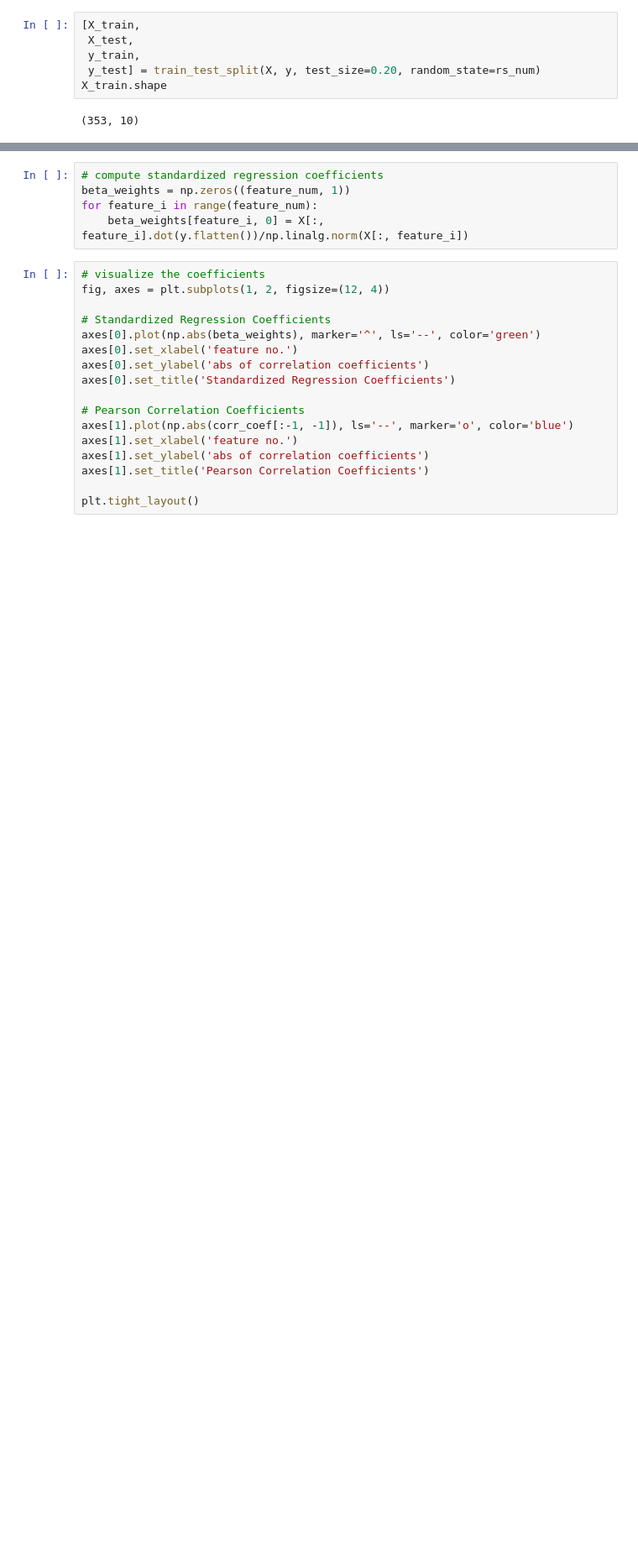
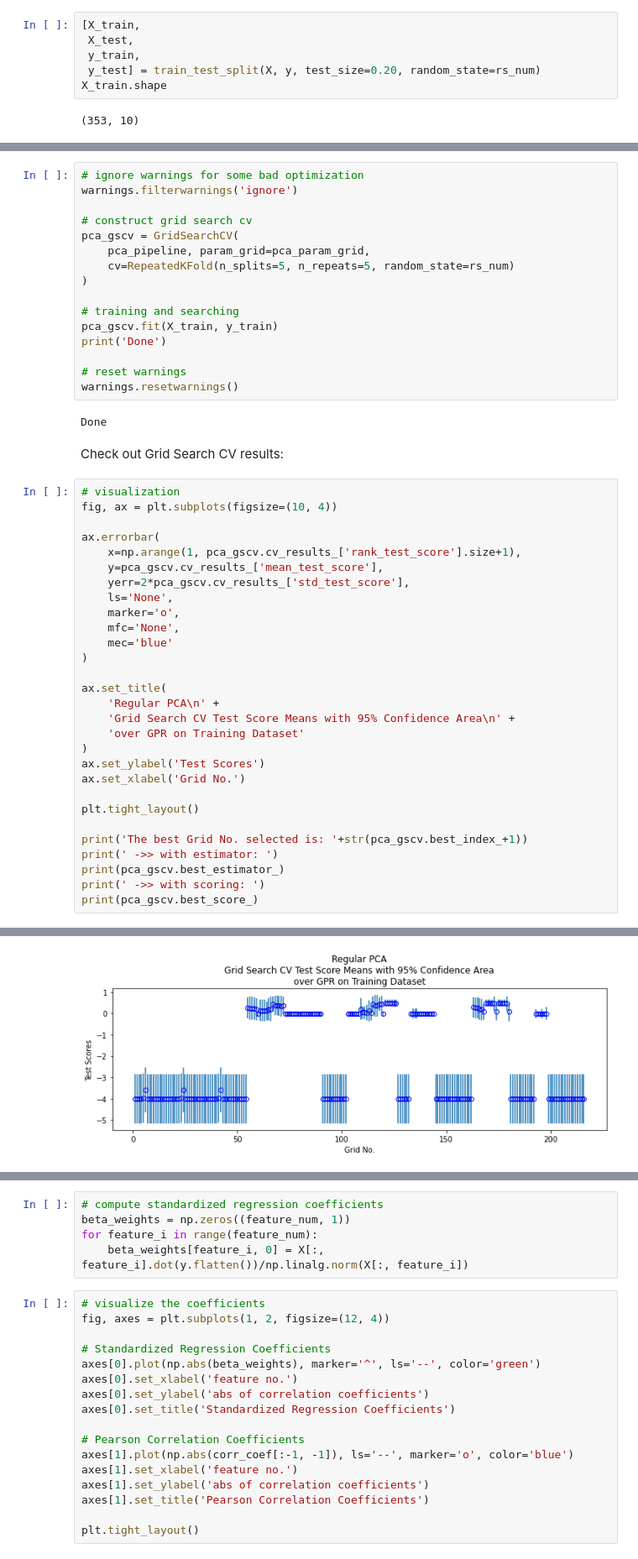
Before and after one commit to Chao8219/scikit_learn_showcase, a Jupyter notebook: jupyter_notebooks/supervised_PCA_w_GPR.ipynb, the cells around one changed output, grey strips where cells are left out. Shown at 84% size. Drawn from its saved outputs; the diff is of its cells as text; blank space fills up the shorter version.

Commit message:
pca with grid search added

```diff
--- a/jupyter_notebooks/supervised_PCA_w_GPR.ipynb
+++ b/jupyter_notebooks/supervised_PCA_w_GPR.ipynb
@@ -137,0 +237,50 @@ plt.tight_layout()
+# %%
+# ignore warnings for some bad optimization
+warnings.filterwarnings('ignore')
+
+# construct grid search cv
+pca_gscv = GridSearchCV(
+    pca_pipeline, param_grid=pca_param_grid,
+    cv=RepeatedKFold(n_splits=5, n_repeats=5, random_state=rs_num)
+)
+
+# training and searching
+pca_gscv.fit(X_train, y_train)
+print('Done')
+
+# reset warnings
+warnings.resetwarnings()
+# %% [output]
+Done
+# %% [markdown]
+Check out Grid Search CV results:
+# %%
+# visualization
+fig, ax = plt.subplots(figsize=(10, 4))
+
+ax.errorbar(
+    x=np.arange(1, pca_gscv.cv_results_['rank_test_score'].size+1),
+    y=pca_gscv.cv_results_['mean_test_score'],
+    yerr=2*pca_gscv.cv_results_['std_test_score'],
+    ls='None',
+    marker='o',
+    mfc='None',
+    mec='blue'
+)
+
+ax.set_title(
+    'Regular PCA\n' +
+    'Grid Search CV Test Score Means with 95% Confidence Area\n' +
+    'over GPR on Training Dataset'
+)
+ax.set_ylabel('Test Scores')
+ax.set_xlabel('Grid No.')
+
+plt.tight_layout()
+
+print('The best Grid No. selected is: '+str(pca_gscv.best_index_+1))
+print(' ->> with estimator: ')
+print(pca_gscv.best_estimator_)
+print(' ->> with scoring: ')
+print(pca_gscv.best_score_)
+# %% [output]
@@ -137,0 +296 @@ plt.tight_layout()
+[figure, added]
```
Also changed, not shown: parts of 21 cells of this notebook.
